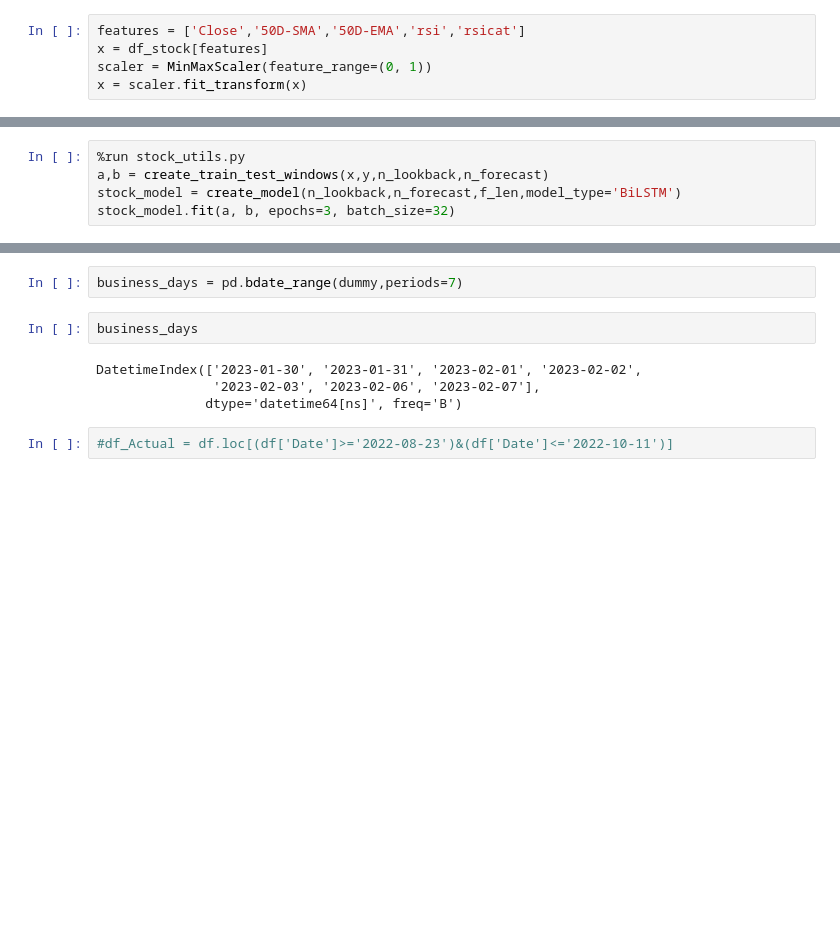
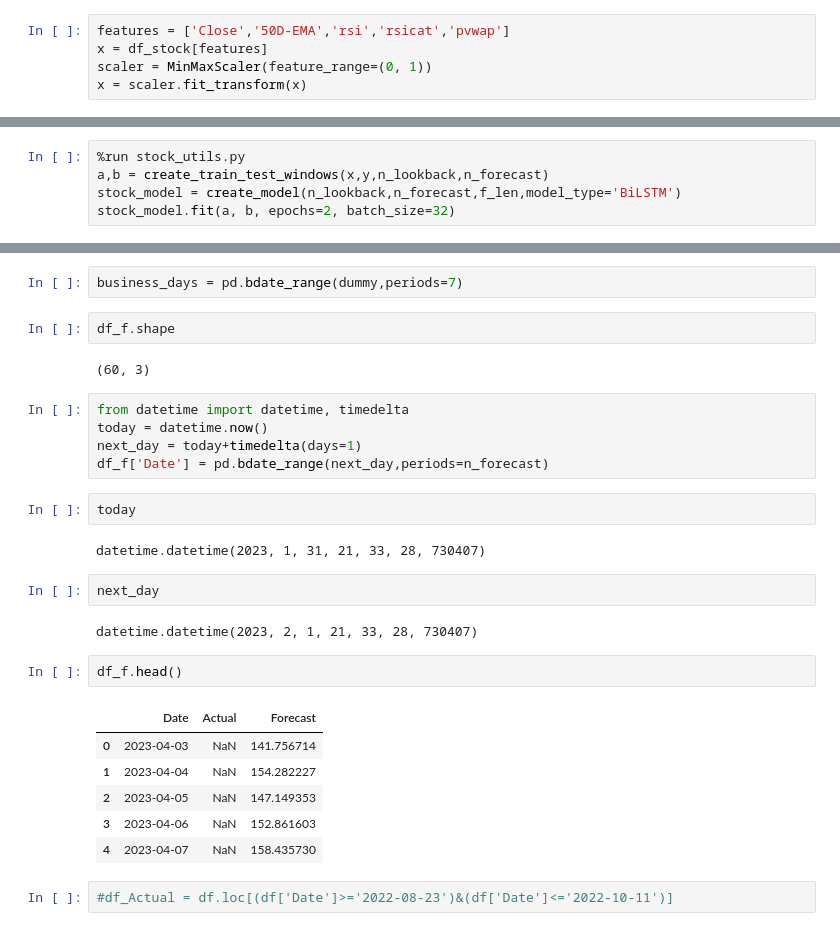
Before and after one commit to Satya-Aditya-k/DS2, a Jupyter notebook: stock_close_price_prediction.ipynb, the cells around one changed output, grey strips where cells are left out. Cells and saved outputs as stored; diff of their text form; blank space fills up the shorter version.

Commit message:
Updated aapl 30 day model

```diff
--- a/stock_close_price_prediction.ipynb
+++ b/stock_close_price_prediction.ipynb
@@ -130,7 +130,7 @@ Index(['Date', 'Open', 'High', 'Low', 'Close', 'Adj Close', 'Volume',
        'vwap', 'vwap_pct_ret', 'pvwap'],
       dtype='object')
 # %%
-features = ['Close','50D-SMA','50D-EMA','rsi','rsicat']
+features = ['Close','50D-EMA','rsi','rsicat','pvwap']
 x = df_stock[features]
 scaler = MinMaxScaler(feature_range=(0, 1))
 x = scaler.fit_transform(x)
@@ -148,5 +148,5 @@ f_len = len(features)
 %run stock_utils.py
 a,b = create_train_test_windows(x,y,n_lookback,n_forecast)
 stock_model = create_model(n_lookback,n_forecast,f_len,model_type='BiLSTM')
-stock_model.fit(a, b, epochs=3, batch_size=32)
+stock_model.fit(a, b, epochs=2, batch_size=32)
 # %% [output]
@@ -224,12 +220,32 @@ dummy
 datetime.datetime(2023, 1, 30, 20, 9, 59, 673267)
 # %%
 business_days = pd.bdate_range(dummy,periods=7)
+# %%
+df_f.shape
+# %% [output]
+(60, 3)
 # %%
-business_days
+from datetime import datetime, timedelta
+today = datetime.now()
+next_day = today+timedelta(days=1)
+df_f['Date'] = pd.bdate_range(next_day,periods=n_forecast)
-# %% [output]
-DatetimeIndex(['2023-01-30', '2023-01-31', '2023-02-01', '2023-02-02',
-               '2023-02-03', '2023-02-06', '2023-02-07'],
-              dtype='datetime64[ns]', freq='B')
+# %%
+today
+# %% [output]
+datetime.datetime(2023, 1, 31, 21, 33, 28, 730407)
+# %%
+next_day
+# %% [output]
+datetime.datetime(2023, 2, 1, 21, 33, 28, 730407)
+# %%
+df_f.head()
+# %% [output]
+|  | Date | Actual | Forecast |
+| 0 | 2023-04-03 | NaN | 141.756714 |
+| 1 | 2023-04-04 | NaN | 154.282227 |
+| 2 | 2023-04-05 | NaN | 147.149353 |
+| 3 | 2023-04-06 | NaN | 152.861603 |
+| 4 | 2023-04-07 | NaN | 158.435730 |
 # %%
 #df_Actual = df.loc[(df['Date']>='2022-08-23')&(df['Date']<='2022-10-11')]
 # %%
```
Also changed, not shown: parts of 8 cells of this notebook, 2 other files.
